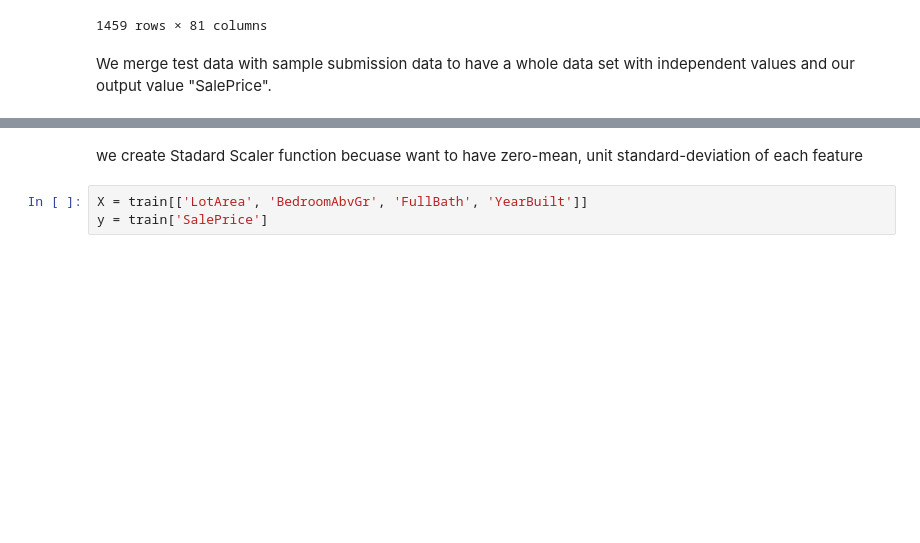
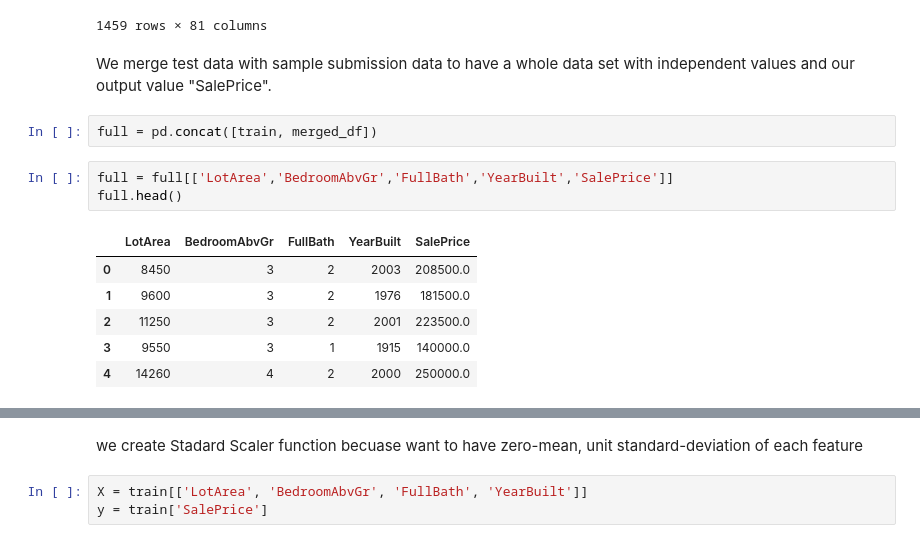
Before and after one commit to lazaryan159/TCO_Academy, a Jupyter notebook: knn_project_2.ipynb, the cells around one changed output, grey strips where cells are left out. Saved outputs shown, nothing was run; the diff lists cells and outputs as text; blank space fills up the shorter version.

```diff
--- a/knn_project_2.ipynb
+++ b/knn_project_2.ipynb
@@ -91,3 +91,15 @@ merged_df
 1459 rows × 81 columns
 # %% [markdown]
 We merge test data with sample submission data to have a whole data set with independent values and our output value "SalePrice".
+# %%
+full = pd.concat([train, merged_df])
+# %%
+full = full[['LotArea','BedroomAbvGr','FullBath','YearBuilt','SalePrice']]
+full.head()
+# %% [output]
+|  | LotArea | BedroomAbvGr | FullBath | YearBuilt | SalePrice |
+| 0 | 8450 | 3 | 2 | 2003 | 208500.0 |
+| 1 | 9600 | 3 | 2 | 1976 | 181500.0 |
+| 2 | 11250 | 3 | 2 | 2001 | 223500.0 |
+| 3 | 9550 | 3 | 1 | 1915 | 140000.0 |
+| 4 | 14260 | 4 | 2 | 2000 | 250000.0 |
```
Also changed, not shown: parts of 4 cells of this notebook.
